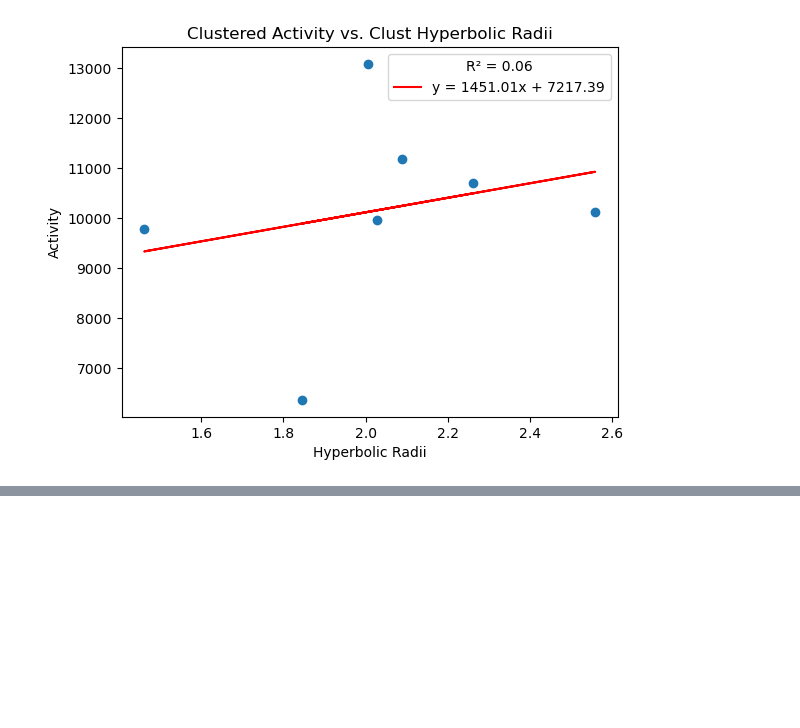
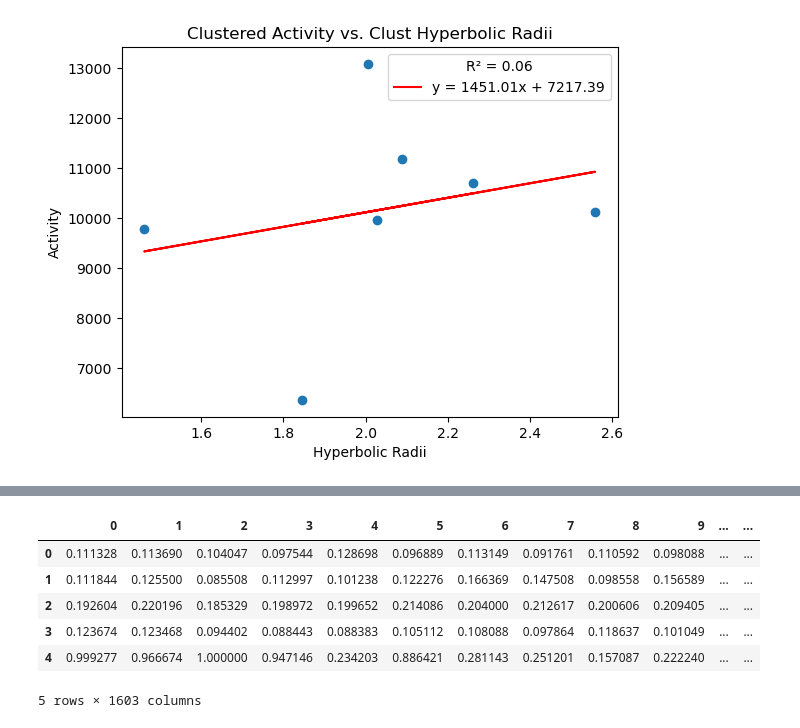
Before and after one commit to iulia-rusu/hyperbolic_sensory_stim, a Jupyter notebook: HMDS-example/radii_graphs.ipynb, the cells around one changed output, grey strips where cells are left out. Saved outputs shown, nothing was run; the diff lists cells and outputs as text; code cells hidden in the pictures; blank space fills up the shorter version.

Commit message:
added entropy  code to radii file

```diff
--- a/HMDS-example/radii_graphs.ipynb
+++ b/HMDS-example/radii_graphs.ipynb
@@ -246,0 +434,25 @@ plt.legend(title=f'R² = {r_squared:.2f}')
+# %%
+# Convert to a histogram that represents a probability distribution
+entropies = []
+
+for index, row in all_ws_clustered.iloc[:, : -2].iterrows():
+    hist, bin_edges = np.histogram(row, bins=160, density=True)
+    probabilities = hist * np.diff(bin_edges)
+      # This ensures the integral over the range is 1.
+
+# Calculate the entropy
+    ent = entropy(probabilities, base=2)
+    probabilities = probabilities[probabilities > 0]
+    entropies.append(ent)
+# %%
+all_ws_clustered['entropy'] = entropies
+# %%
+all_ws_clustered.head()
+# %% [output]
+|  | 0 | 1 | 2 | 3 | 4 | 5 | 6 | 7 | 8 | 9 | ... | ... |
+| 0 | 0.111328 | 0.113690 | 0.104047 | 0.097544 | 0.128698 | 0.096889 | 0.113149 | 0.091761 | 0.110592 | 0.098088 | ... | ... |
+| 1 | 0.111844 | 0.125500 | 0.085508 | 0.112997 | 0.101238 | 0.122276 | 0.166369 | 0.147508 | 0.098558 | 0.156589 | ... | ... |
+| 2 | 0.192604 | 0.220196 | 0.185329 | 0.198972 | 0.199652 | 0.214086 | 0.204000 | 0.212617 | 0.200606 | 0.209405 | ... | ... |
+| 3 | 0.123674 | 0.123468 | 0.094402 | 0.088443 | 0.088383 | 0.105112 | 0.108088 | 0.097864 | 0.118637 | 0.101049 | ... | ... |
+| 4 | 0.999277 | 0.966674 | 1.000000 | 0.947146 | 0.234203 | 0.886421 | 0.281143 | 0.251201 | 0.157087 | 0.222240 | ... | ... |
+5 rows × 1603 columns
```
Also changed, not shown: parts of 13 cells of this notebook, 2 other files.
